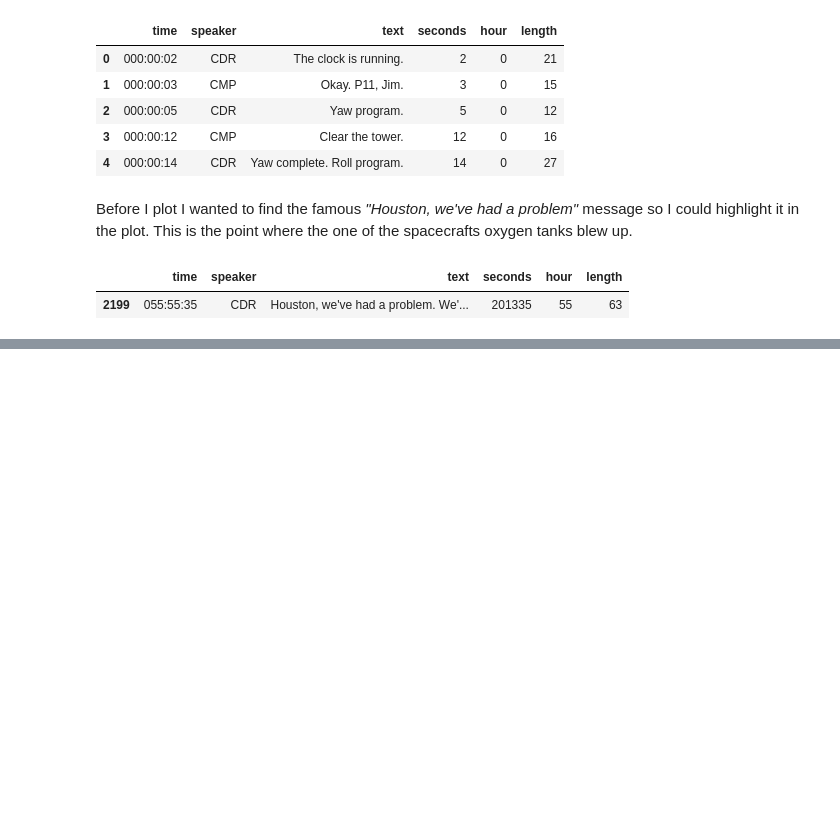
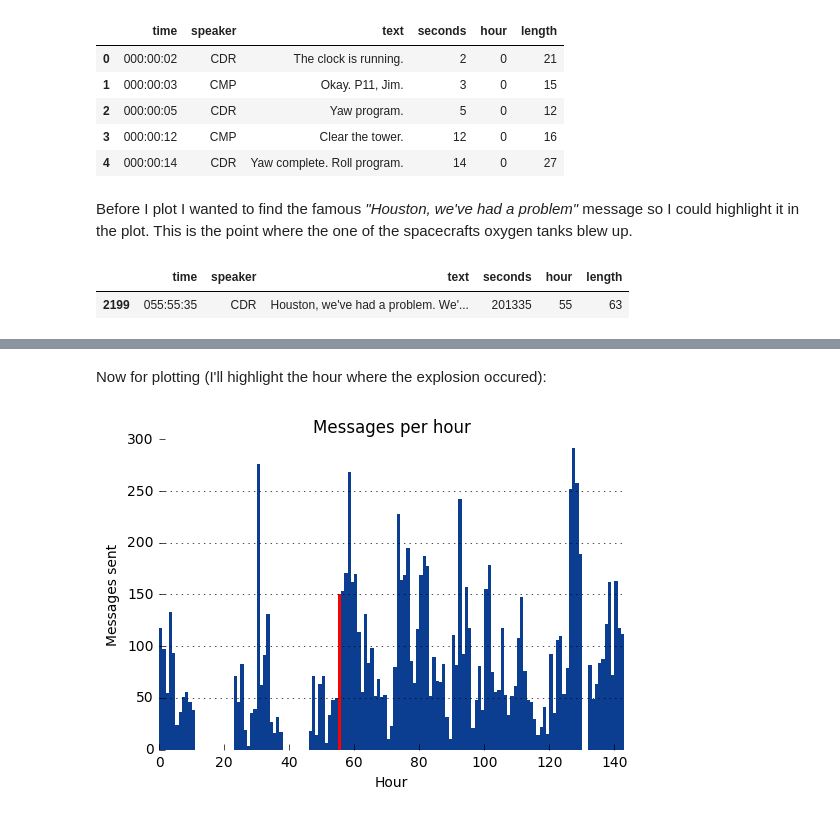
Before and after one commit to andhint/Apollo13Transcript, a Jupyter notebook: Apollo_13_Exploratory_Analysis.ipynb, the cells around one changed output, grey strips where cells are left out. Cells and saved outputs as stored; diff of their text form; code cells hidden in the pictures; blank space fills up the shorter version.

```diff
--- a/Apollo_13_Exploratory_Analysis.ipynb
+++ b/Apollo_13_Exploratory_Analysis.ipynb
@@ -152,0 +160,35 @@ plt.show()
+# %% [markdown]
+Now for plotting (I'll highlight the hour where the explosion occured):
+# %%
+plt.bar(dfByHour.index, dfByHour.totalMessages,
+       color='#0B3D91',
+        linewidth=0,
+        width=1.0)
+
+plt.tick_params(axis="both", which="both", bottom="on", top="off", labelbottom="on", left="on", right="off", labelleft="on") # remove tick marks
+
+# remocing borders
+ax = plt.gca()
+ax.spines["top"].set_visible(False)
+ax.spines["bottom"].set_visible(False)
+ax.spines["right"].set_visible(False)
+ax.spines["left"].set_visible(False)
+
+ax.yaxis.grid() # set grid
+
+
+ax.set_xlim(0,143) # set x axis limits to fill plot
+
+# set title and labels
+plt.title('Messages per hour')
+plt.ylabel('Messages sent')
+plt.xlabel('Hour')
+
+plt.bar(problem.hour, dfByHour.loc[problem.hour].totalMessages,
+        color = 'red',
+        linewidth = 0,
+        width = 1.0)
+
+plt.show()
+# %% [output]
+[figure, added]
```
Also changed, not shown: parts of 4 cells of this notebook.
